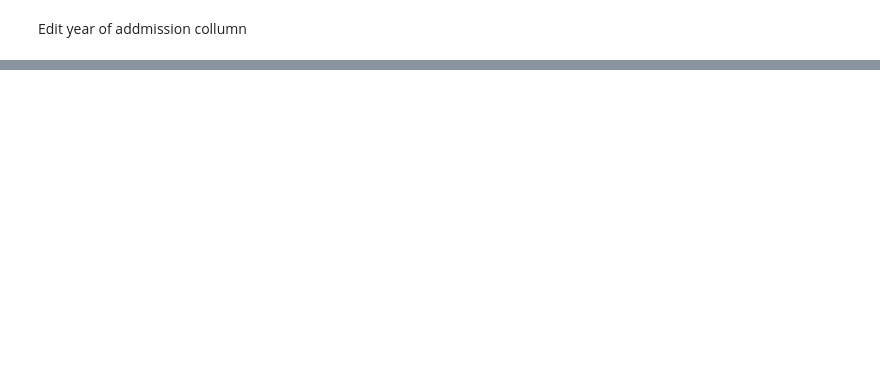
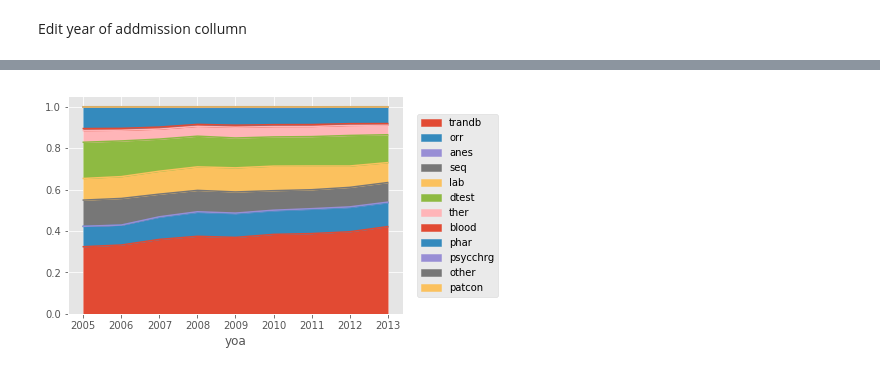
Before and after one commit to cd412/MATH490-Hospital-Data, a Jupyter notebook: Hospital Data - Exploration.ipynb, the cells around one changed output, grey strips where cells are left out. Drawn from its saved outputs; the diff is of its cells as text; code cells hidden in the pictures; blank space fills up the shorter version.

```diff
--- a/Hospital Data - Exploration.ipynb
+++ b/Hospital Data - Exploration.ipynb
@@ -201,0 +411,16 @@ dtype: int64
+# %%
+X_var = 'yoa'
+
+col_cost = ['trandb', 'orr', 'anes', 'seq', 'lab', 'dtest', 'ther', 'blood', 'phar',
+             'psycchrg', 'other', 'patcon', X_var]
+
+df_cost = df2.filter(col_cost)
+
+mean_cost = df_cost.groupby(X_var).mean().sort_values(by=X_var)
+mean_cost = mean_cost.divide(mean_cost.sum(axis=1),axis=0)
+#print(mean_cost)
+ax = mean_cost.plot(kind='area',stacked='true')
+ax.legend(loc="right", bbox_to_anchor=(1.3, 0.5), ncol=1)
+plt.show()
+# %% [output]
+[figure, added]
```
Also changed, not shown: parts of 41 cells of this notebook.
